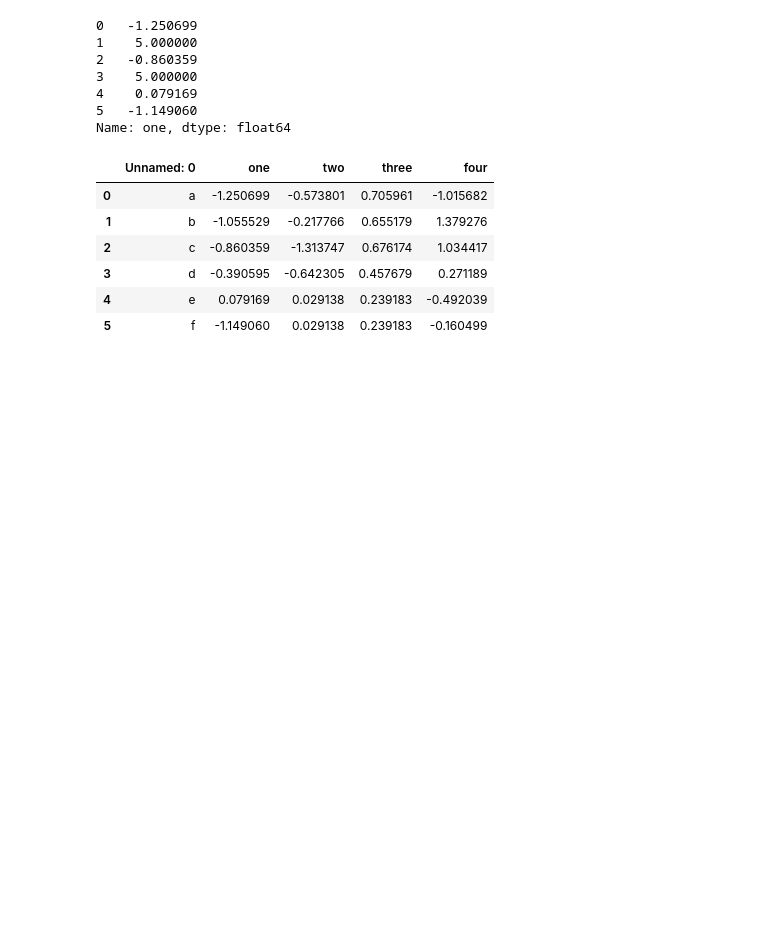
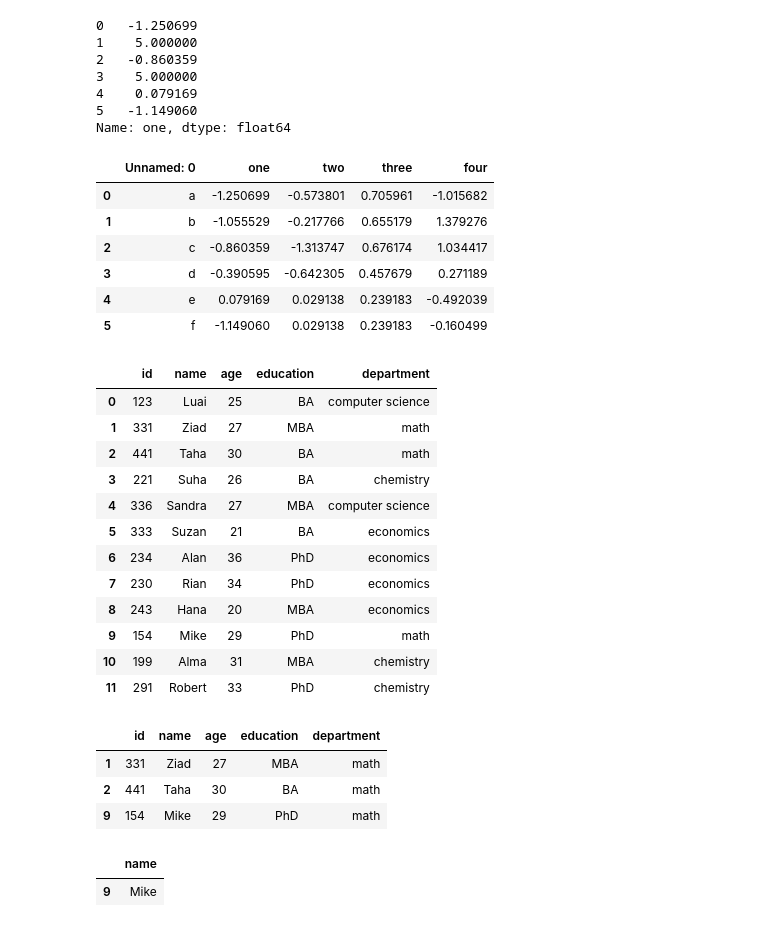
Before and after one commit to gkbichara/Programming-Tools, a Jupyter notebook: Lecture-14/notebook.ipynb, the cells around one changed output. Drawn from its saved outputs; the diff is of its cells as text; code cells hidden in the pictures; blank space fills up the shorter version.

```diff
--- a/Lecture-14/notebook.ipynb
+++ b/Lecture-14/notebook.ipynb
@@ -126,4 +126,33 @@ df.interpolate()
 | 5 | f | -1.149060 | 0.029138 | 0.239183 | -0.160499 |
 # %%
 # filter data
-pd.read(csv
+df = pd.read_csv('students.csv')
+df
+# %% [output]
+|  | id | name | age | education | department |
+| 0 | 123 | Luai | 25 | BA | computer science |
+| 1 | 331 | Ziad | 27 | MBA | math |
+| 2 | 441 | Taha | 30 | BA | math |
+| 3 | 221 | Suha | 26 | BA | chemistry |
+| 4 | 336 | Sandra | 27 | MBA | computer science |
+| 5 | 333 | Suzan | 21 | BA | economics |
+| 6 | 234 | Alan | 36 | PhD | economics |
+| 7 | 230 | Rian | 34 | PhD | economics |
+| 8 | 243 | Hana | 20 | MBA | economics |
+| 9 | 154 | Mike | 29 | PhD | math |
+| 10 | 199 | Alma | 31 | MBA | chemistry |
+| 11 | 291 | Robert | 33 | PhD | chemistry |
+# %%
+df.loc[df.department == 'math']
+# %% [output]
+|  | id | name | age | education | department |
+| 1 | 331 | Ziad | 27 | MBA | math |
+| 2 | 441 | Taha | 30 | BA | math |
+| 9 | 154 | Mike | 29 | PhD | math |
+# %%
+# select the name of all PHD students in math department
+
+df.loc[(df.department == 'math') & (df.education == 'PhD'), ['name']]
+# %% [output]
+|  | name |
+| 9 | Mike |
```
Also changed, not shown: parts of 6 cells of this notebook, 1 other file.
